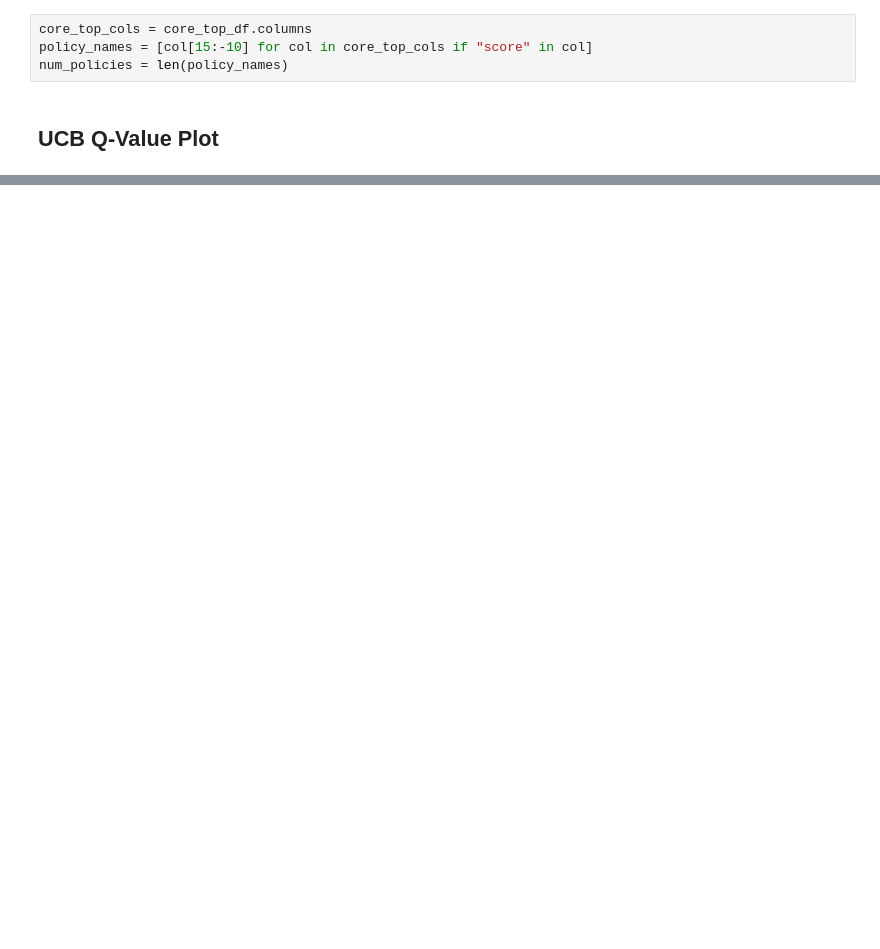
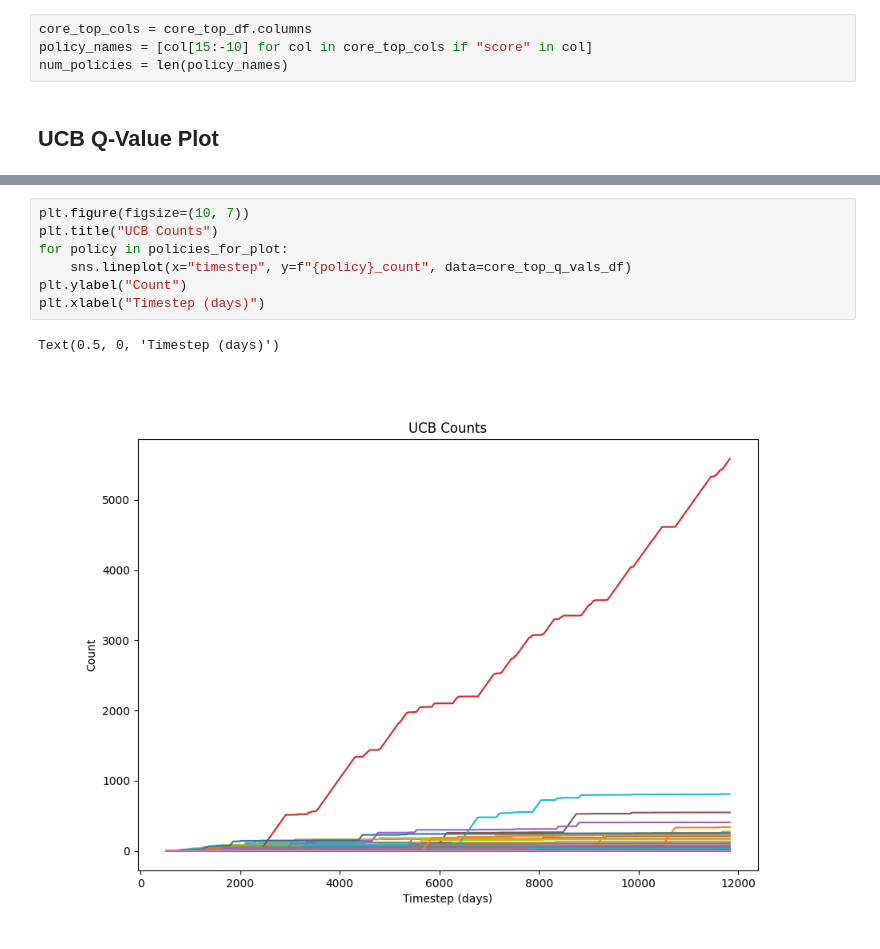
Before and after one commit to sustainable-computing/building-MARL, a Jupyter notebook: studies/UCB_PolicySelection_Analysis.ipynb, the cells around one changed output, grey strips where cells are left out. Cells and saved outputs as stored; diff of their text form; blank space fills up the shorter version.

```diff
--- a/studies/UCB_PolicySelection_Analysis.ipynb
+++ b/studies/UCB_PolicySelection_Analysis.ipynb
@@ -91,0 +75,10 @@ plt.title("UCB Q-Value")
+# %%
+plt.figure(figsize=(10, 7))
+plt.title("UCB Counts")
+for policy in policies_for_plot:
+    sns.lineplot(x="timestep", y=f"{policy}_count", data=core_top_q_vals_df)
+plt.ylabel("Count")
+plt.xlabel("Timestep (days)")
+# %% [output]
+Text(0.5, 0, 'Timestep (days)')
+[figure, added]
```
Also changed, not shown: parts of 10 cells of this notebook, 6 other files.
